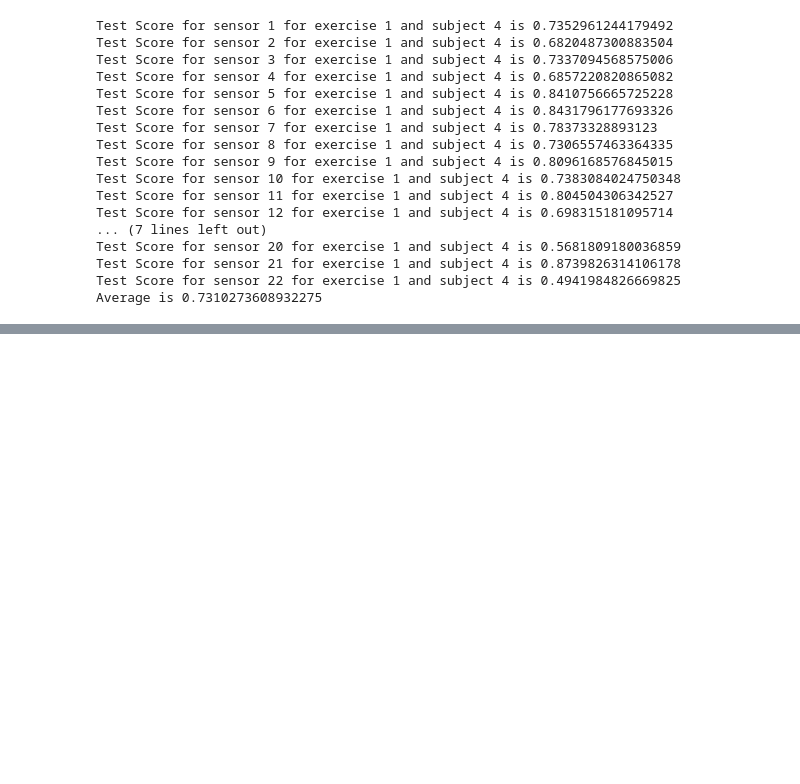
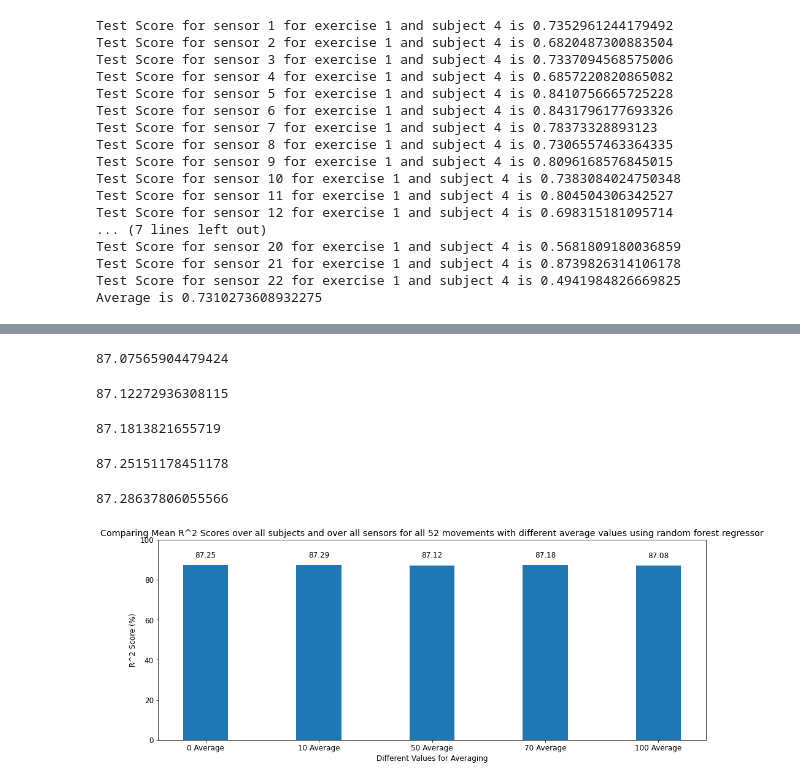
Before and after one commit to georgeMaged98/Bachelor_project, a Jupyter notebook: Predicting joint angles.ipynb, the cells around one changed output, grey strips where cells are left out. Saved outputs shown, nothing was run; the diff lists cells and outputs as text; code cells hidden in the pictures; blank space fills up the shorter version.

Commit message:
Comparing classification methods and averaging for regression problem

```diff
--- a/Predicting joint angles.ipynb
+++ b/Predicting joint angles.ipynb
@@ -3691,0 +3708,55 @@ Subject 12
+# %%
+np.mean(models_dict_all_avg100['RandomForestRegressor'],axis=1).mean()
+# %% [output]
+87.07565904479424
+# %%
+np.mean(models_dict_all_avg50['RandomForestRegressor'],axis=1).mean()
+# %% [output]
+87.12272936308115
+# %%
+np.mean(models_dict_all_avg70['RandomForestRegressor'],axis=1).mean()
+# %% [output]
+87.1813821655719
+# %%
+np.mean(models_dict_all['RandomForestRegressor'],axis=1).mean()
+# %% [output]
+87.25151178451178
+# %%
+mean_accuracies_perSensor_rf_avg10.mean()
+# %% [output]
+87.28637806055566
+# %%
+# Plot Bar graph to compare accuracy across exercises
+fig, ax = plt.subplots(nrows=1, ncols=1, figsize=(16,6))
+plt.rcParams.update({'font.size': 12})
+
+sensors = np.arange(1,23)
+# mean_accuracies_perSensor_linReg = np.mean(models_dict_ex3['LinearRegression'],axis=1)
+mean_accuracies_perSensor_rf_shift1 = np.mean(models_dict_all_shift1['RandomForestRegressor'],axis=1)
+
+avg0 = np.mean(models_dict_all['RandomForestRegressor'],axis=1).mean()
+avg10 = mean_accuracies_perSensor_rf_avg10.mean()
+avg50 = np.mean(models_dict_all_avg50['RandomForestRegressor'],axis=1).mean()
+avg70 = np.mean(models_dict_all_avg70['RandomForestRegressor'],axis=1).mean()
+avg100 = np.mean(models_dict_all_avg100['RandomForestRegressor'],axis=1).mean()
+
+
+X_axis = np.arange(5)
+y_axis = [avg0,avg10,avg50,avg70,avg100]
+# ax.bar(X_axis - 0.2, mean_accuracies_perSensor_linReg, 0.4, label="Linear Regression")
+ax.bar(X_axis, y_axis, 0.4, label="Random Forest Regressor")
+
+ax.set_xticks(X_axis)
+ax.set_title("Comparing Mean R^2 Scores over all subjects and over all sensors for all 52 movements with different average values using random forest regressor")
+ax.set_xlabel("Different Values for Averaging")
+ax.set_ylabel("R^2 Score (%)")
+ax.set_ylim(0, 100)
+ax.set_xticklabels(['0 Average', '10 Average', '50 Average', '70 Average', '100 Average']);
+# ax.legend(["RandomForestRegressor"])
+rects = ax.patches
+labels = np.array(y_axis)
+for rect, label in zip(rects, labels):
+    height = rect.get_height()
+    ax.text(rect.get_x() + rect.get_width() / 2, height + 3, round(label, 2 ), ha='center', va='bottom')
+# %% [output]
+[figure, added]
```
Also changed, not shown: parts of 67 cells of this notebook, 1 other file.
